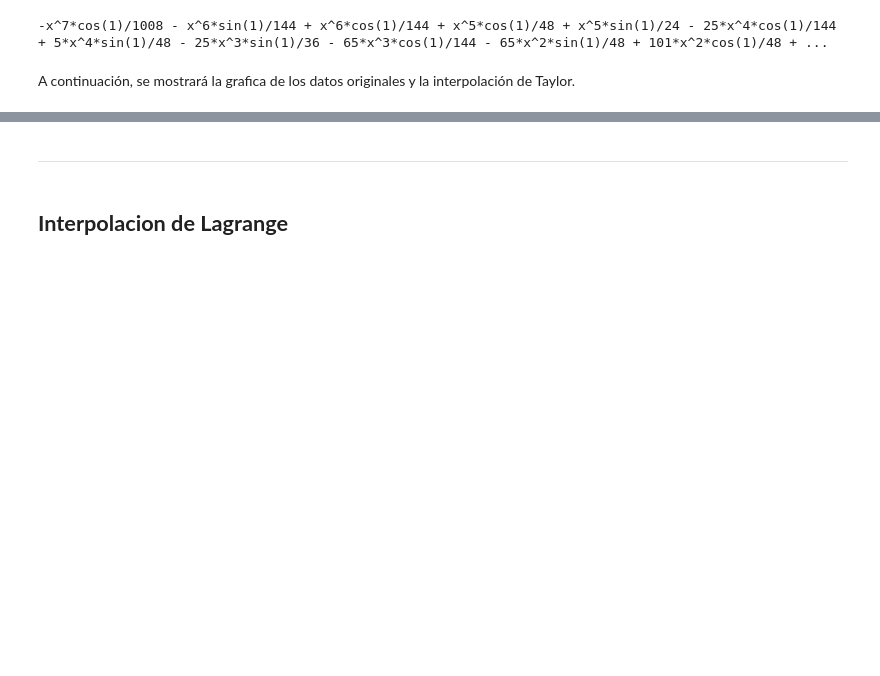
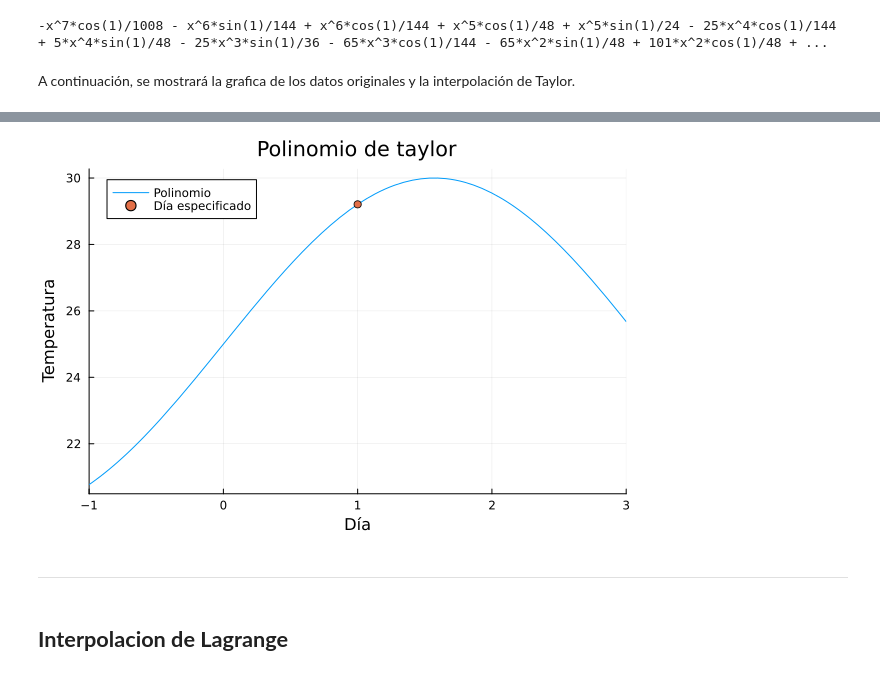
Before and after one commit to cesardarizaleta/Calculo-Grupal, a Jupyter notebook: Proyectos/PrediccionMeteorologica/interpolaciones.ipynb, the cells around one changed output, grey strips where cells are left out. Saved outputs shown, nothing was run; the diff lists cells and outputs as text; code cells hidden in the pictures; blank space fills up the shorter version.

Commit message:
Mejora grafica de taylor

```diff
--- a/Proyectos/PrediccionMeteorologica/interpolaciones.ipynb
+++ b/Proyectos/PrediccionMeteorologica/interpolaciones.ipynb
@@ -62,12 +66,13 @@ using SymPy
   No Changes to `~/.julia/environments/v1.10/Project.toml`
   No Changes to `~/.julia/environments/v1.10/Manifest.toml`
 # %%
+x0 = 1 #Elección del valor del día / Punto especificado = x0
 x= symbols("x")
 f= 5*sin(x)+25
-taylor = f.subs(x,1)
+taylor = f.subs(x,x0)
 for k in 1:7
     derivada = diff(f,x)
-    taylor = taylor + derivada.subs(x,1) * ((x-1)^k)/factorial(k)
+    taylor = taylor + derivada.subs(x,x0) * ((x-x0)^k)/factorial(k)
     f = derivada
 end
 
@@ -89,3 +90,8 @@ plot(taylor,title="Polinomio de taylor",legend=false)
+# %%
+plot(taylor,title="Polinomio de taylor",xlims=(x0-2,x0+2),label="Polinomio",xlabel="Día",ylabel="Temperatura")
+scatter!([x0], taylor,label="Día especificado")
+# %% [output]
+[figure, added]
 # %% [markdown]
 ---
 # %% [markdown]
```
Also changed, not shown: parts of 2 cells of this notebook.
